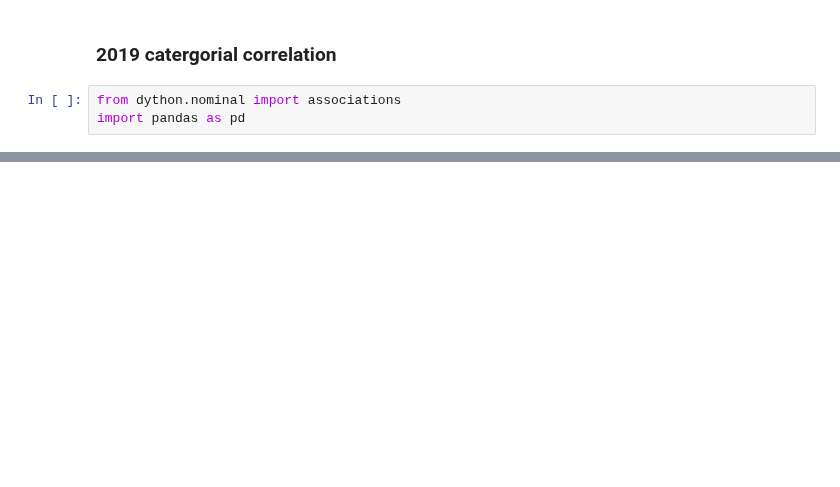
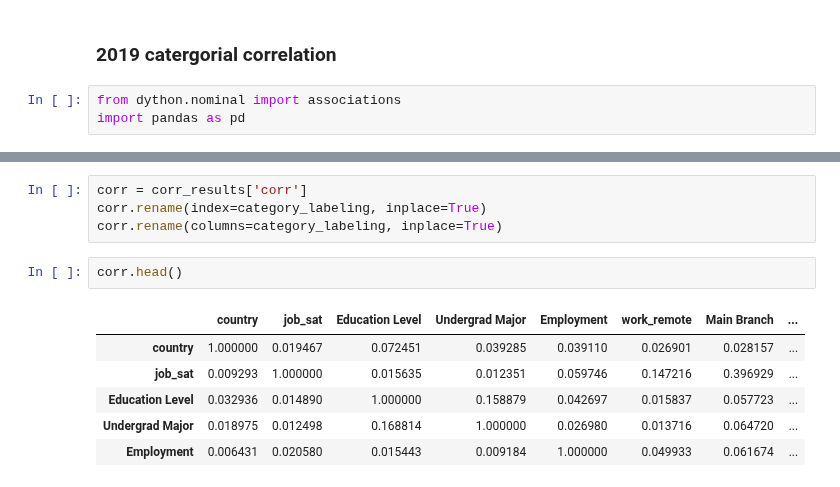
Before and after one commit to IsmaelMasharo/stack-overflow-survey-analysis, a Jupyter notebook: categorical_corr.ipynb, the cells around one changed output, grey strips where cells are left out. Drawn from its saved outputs; the diff is of its cells as text; blank space fills up the shorter version.

```diff
--- a/categorical_corr.ipynb
+++ b/categorical_corr.ipynb
@@ -107,0 +173,13 @@ corr_results['corr']
+# %%
+corr = corr_results['corr']
+corr.rename(index=category_labeling, inplace=True)
+corr.rename(columns=category_labeling, inplace=True)
+# %%
+corr.head()
+# %% [output]
+|  | country | job_sat | Education Level | Undergrad Major | Employment | work_remote | Main Branch | ... |
+| country | 1.000000 | 0.019467 | 0.072451 | 0.039285 | 0.039110 | 0.026901 | 0.028157 | ... |
+| job_sat | 0.009293 | 1.000000 | 0.015635 | 0.012351 | 0.059746 | 0.147216 | 0.396929 | ... |
+| Education Level | 0.032936 | 0.014890 | 1.000000 | 0.158879 | 0.042697 | 0.015837 | 0.057723 | ... |
+| Undergrad Major | 0.018975 | 0.012498 | 0.168814 | 1.000000 | 0.026980 | 0.013716 | 0.064720 | ... |
+| Employment | 0.006431 | 0.020580 | 0.015443 | 0.009184 | 1.000000 | 0.049933 | 0.061674 | ... |
```
Also changed, not shown: parts of 46 cells of this notebook, 5 other files.
